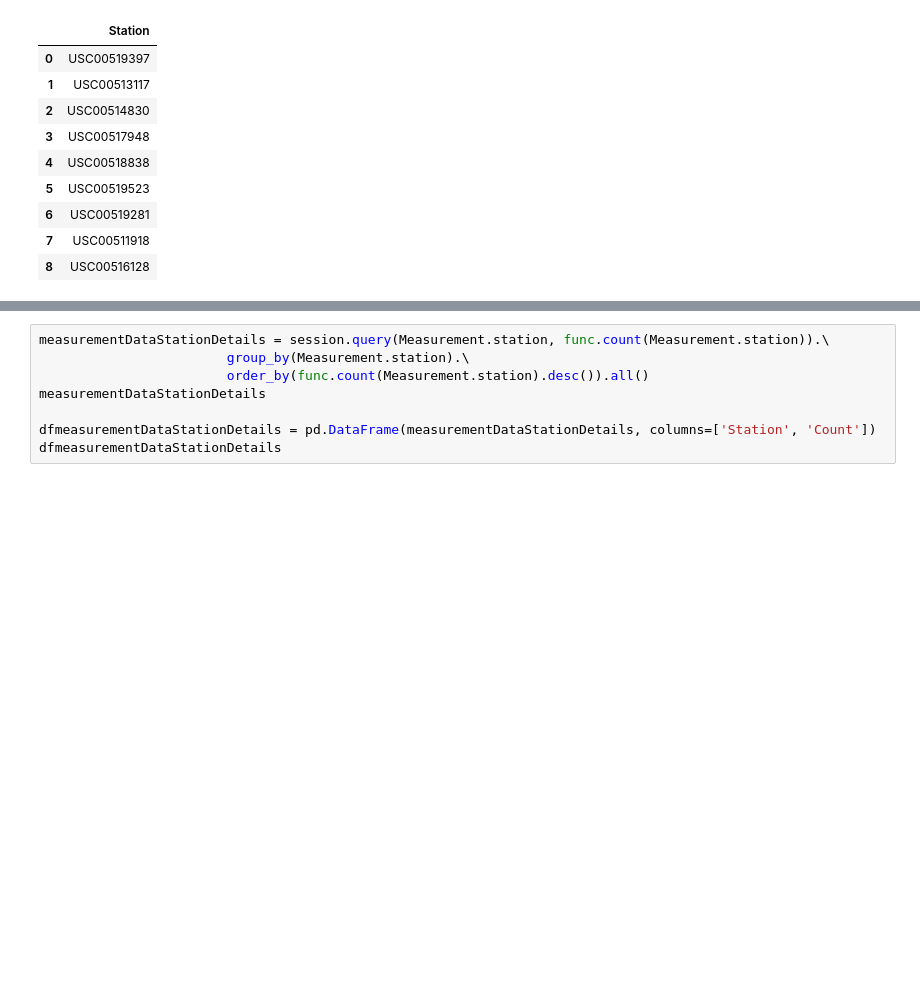
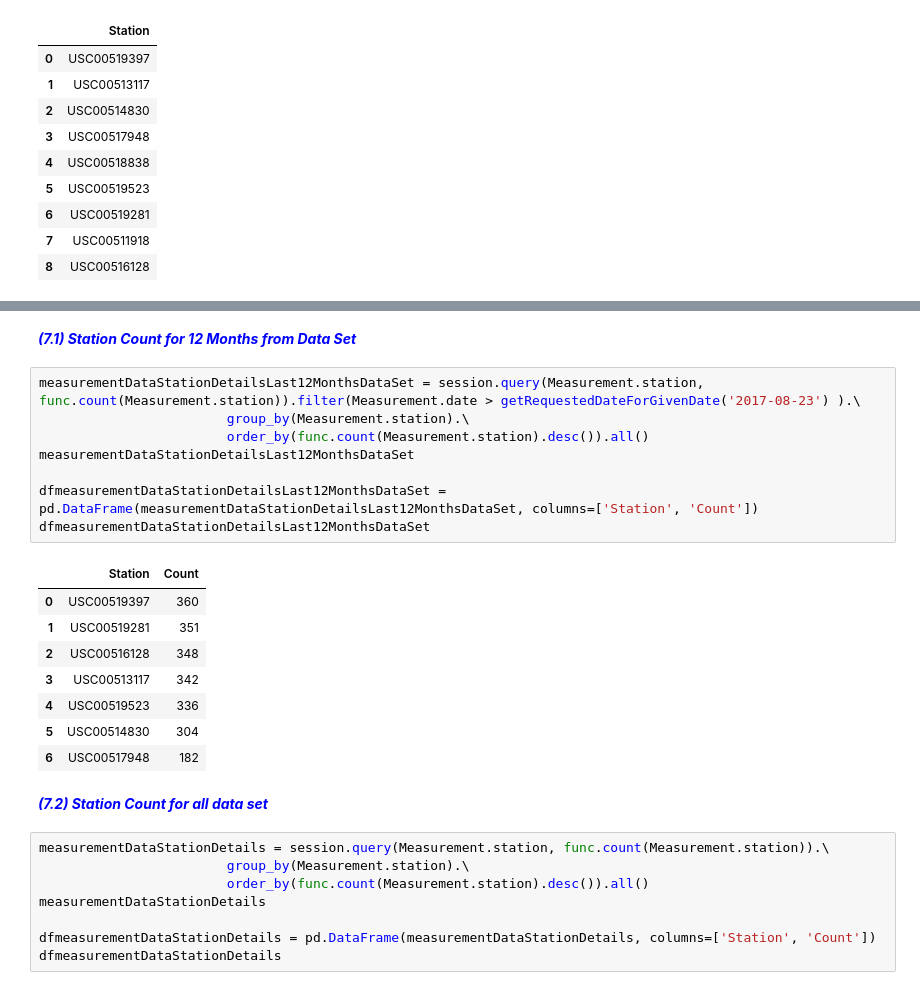
Before and after one commit to xaskoiking/HW_11_Advanced-Data-Storage-and-Retrieval, a Jupyter notebook: climate_starter.ipynb, the cells around one changed output, grey strips where cells are left out. Saved outputs shown, nothing was run; the diff lists cells and outputs as text; blank space fills up the shorter version.

```diff
--- a/climate_starter.ipynb
+++ b/climate_starter.ipynb
@@ -292,3 +431,24 @@ dfmeasurementDataStation
+# %% [markdown]
+<b><font color='blue'>_(7.1) Station Count for 12 Months from Data Set_</font>
+# %%
+measurementDataStationDetailsLast12MonthsDataSet = session.query(Measurement.station, func.count(Measurement.station)).filter(Measurement.date > getRequestedDateForGivenDate('2017-08-23') ).\
+                        group_by(Measurement.station).\
+                        order_by(func.count(Measurement.station).desc()).all()
+measurementDataStationDetailsLast12MonthsDataSet
+
+dfmeasurementDataStationDetailsLast12MonthsDataSet = pd.DataFrame(measurementDataStationDetailsLast12MonthsDataSet, columns=['Station', 'Count'])
+dfmeasurementDataStationDetailsLast12MonthsDataSet
+# %% [output]
+|  | Station | Count |
+| 0 | USC00519397 | 360 |
+| 1 | USC00519281 | 351 |
+| 2 | USC00516128 | 348 |
+| 3 | USC00513117 | 342 |
+| 4 | USC00519523 | 336 |
+| 5 | USC00514830 | 304 |
+| 6 | USC00517948 | 182 |
+# %% [markdown]
+<b><font color='blue'>_(7.2) Station Count for all data set_</font>
 # %%
 measurementDataStationDetails = session.query(Measurement.station, func.count(Measurement.station)).\
                         group_by(Measurement.station).\
```
Also changed, not shown: parts of 34 cells of this notebook.
